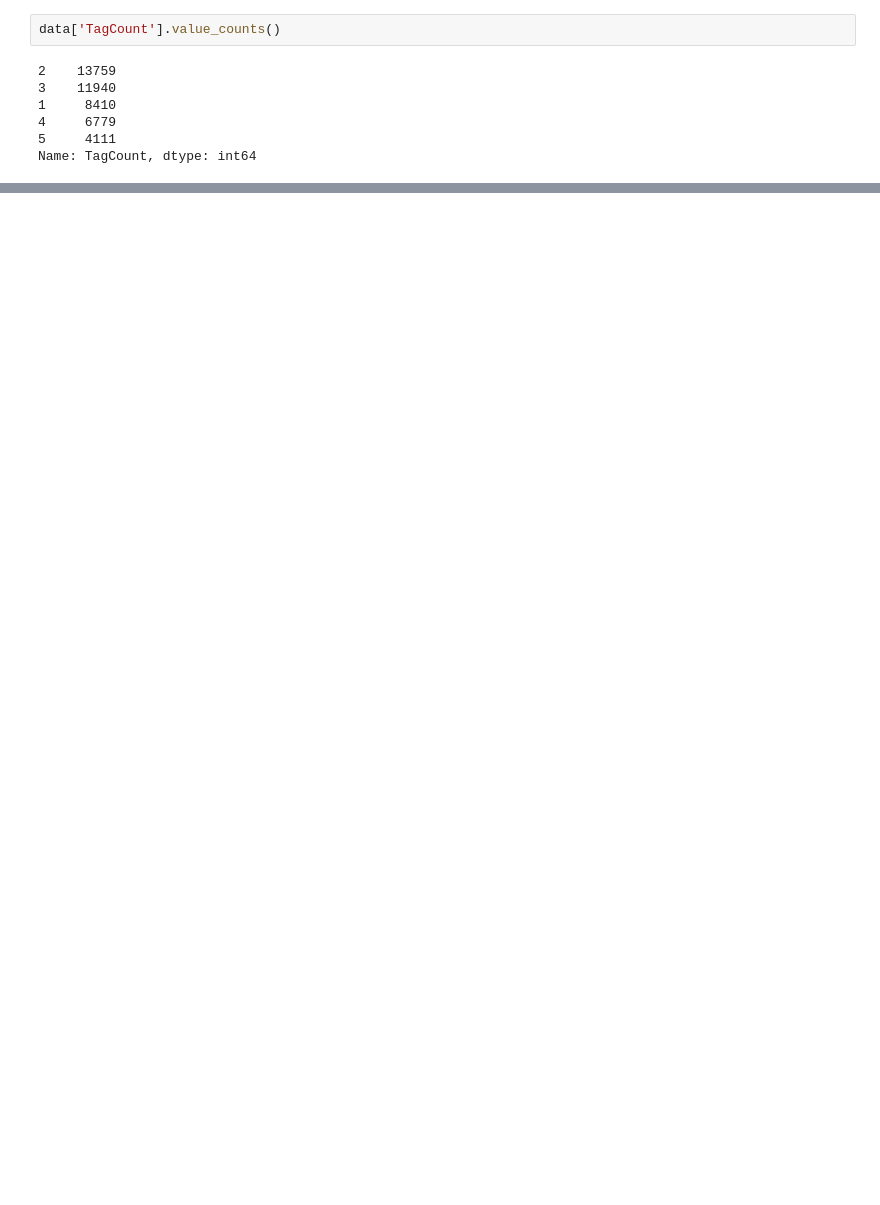
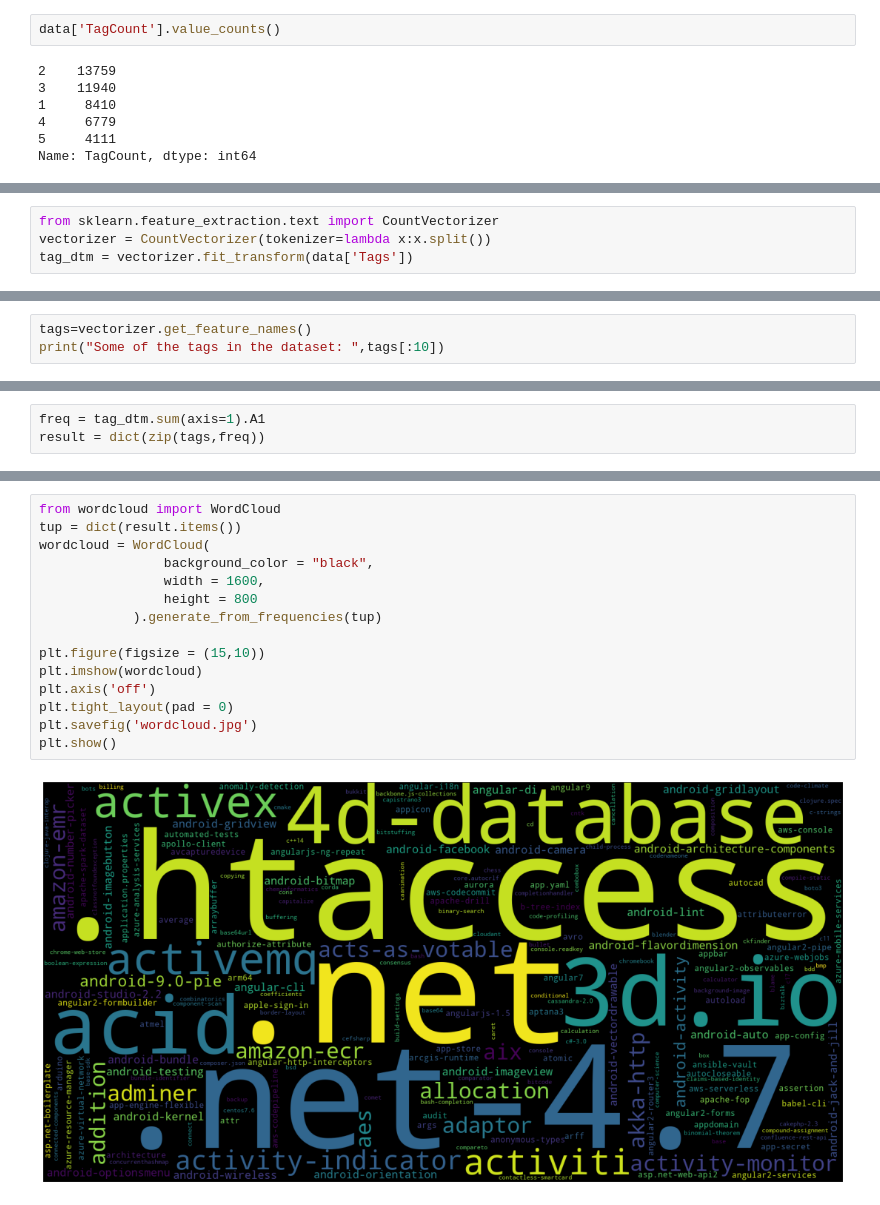
Before and after one commit to Ankit152/StackOverflow-Tag-Prediction, a Jupyter notebook: tagEDA.ipynb, the cells around one changed output, grey strips where cells are left out. Drawn from its saved outputs; the diff is of its cells as text; blank space fills up the shorter version.

Commit message:
added word cloud

```diff
--- a/tagEDA.ipynb
+++ b/tagEDA.ipynb
@@ -63,3 +63,7 @@ plt.savefig('tagCount.jpg')
 plt.show()
 # %% [output]
 [figure]
+# %%
+from sklearn.feature_extraction.text import CountVectorizer
+vectorizer = CountVectorizer(tokenizer=lambda x:x.split())
+tag_dtm = vectorizer.fit_transform(data['Tags'])
@@ -65,0 +76,3 @@ plt.show()
+# %%
+tags=vectorizer.get_feature_names()
+print("Some of the tags in the dataset: ",tags[:10])
@@ -65,0 +81,3 @@ plt.show()
+# %%
+freq = tag_dtm.sum(axis=1).A1
+result = dict(zip(tags,freq))
@@ -65,0 +117,17 @@ plt.show()
+# %%
+from wordcloud import WordCloud
+tup = dict(result.items())
+wordcloud = WordCloud(
+                background_color = "black",
+                width = 1600,
+                height = 800
+            ).generate_from_frequencies(tup)
+
+plt.figure(figsize = (15,10))
+plt.imshow(wordcloud)
+plt.axis('off')
+plt.tight_layout(pad = 0)
+plt.savefig('wordcloud.jpg')
+plt.show()
+# %% [output]
+[figure, added]
```
Also changed, not shown: parts of 7 cells of this notebook, 2 other files.
